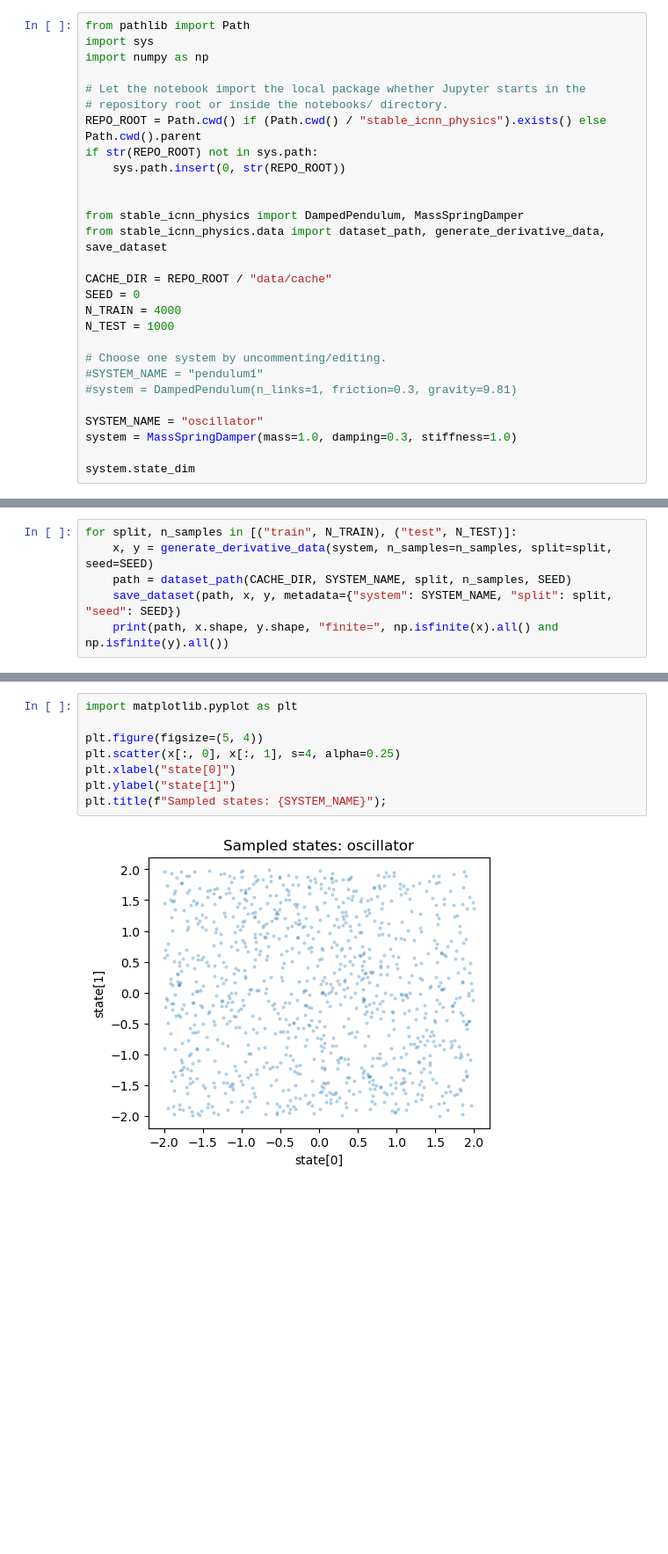
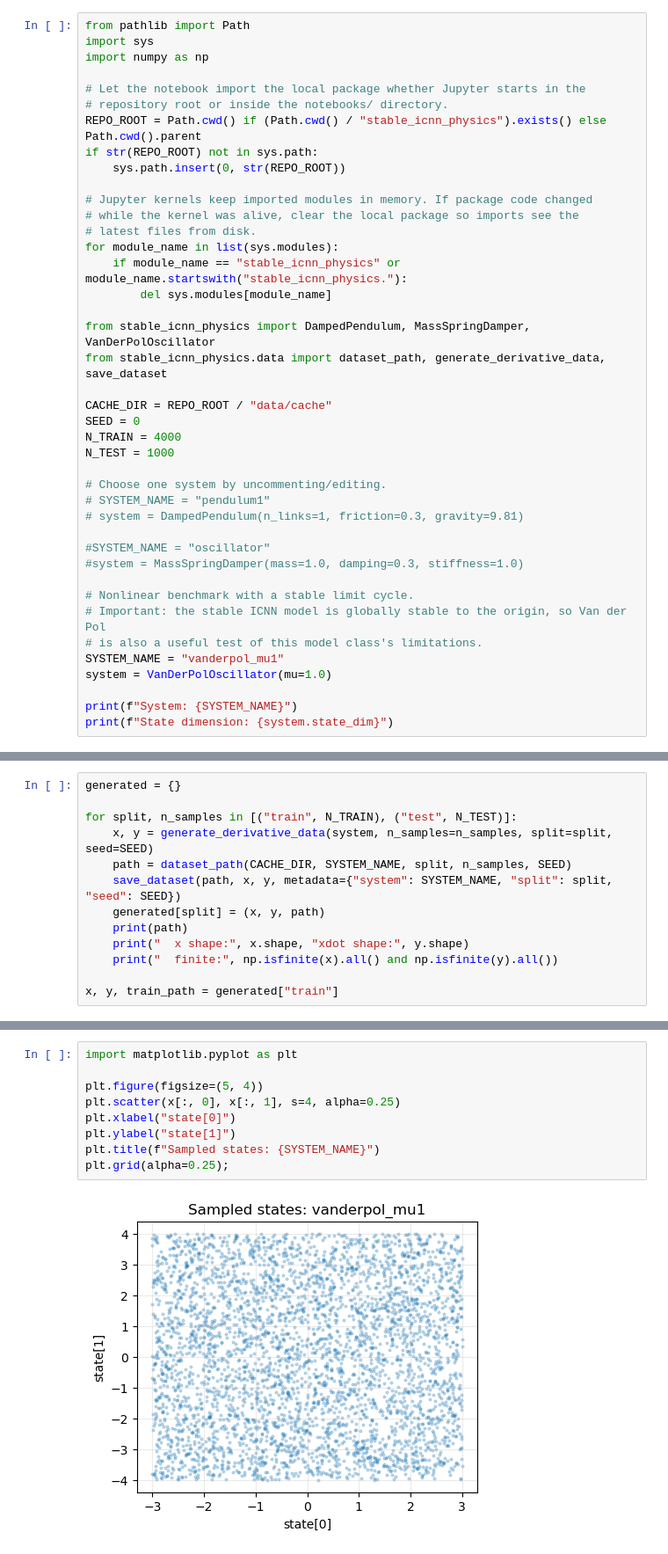
Before and after one commit to ognjen217/DeepLearningFTN, a Jupyter notebook: notebooks/01_generate_data.ipynb, the cells around one changed output, grey strips where cells are left out. Shown at 88% size. Saved outputs shown, nothing was run; the diff lists cells and outputs as text; blank space fills up the shorter version.

```diff
--- a/notebooks/01_generate_data.ipynb
+++ b/notebooks/01_generate_data.ipynb
@@ -13,8 +29,14 @@ REPO_ROOT = Path.cwd() if (Path.cwd() / "stable_icnn_physics").exists() else Pat
 if str(REPO_ROOT) not in sys.path:
     sys.path.insert(0, str(REPO_ROOT))
 
+# Jupyter kernels keep imported modules in memory. If package code changed
+# while the kernel was alive, clear the local package so imports see the
+# latest files from disk.
+for module_name in list(sys.modules):
+    if module_name == "stable_icnn_physics" or module_name.startswith("stable_icnn_physics."):
+        del sys.modules[module_name]
 
-from stable_icnn_physics import DampedPendulum, MassSpringDamper
+from stable_icnn_physics import DampedPendulum, MassSpringDamper, VanDerPolOscillator
 from stable_icnn_physics.data import dataset_path, generate_derivative_data, save_dataset
 
 CACHE_DIR = REPO_ROOT / "data/cache"
@@ -23,11 +45,18 @@ N_TRAIN = 4000
 N_TEST = 1000
 
 # Choose one system by uncommenting/editing.
-#SYSTEM_NAME = "pendulum1"
-#system = DampedPendulum(n_links=1, friction=0.3, gravity=9.81)
+# SYSTEM_NAME = "pendulum1"
+# system = DampedPendulum(n_links=1, friction=0.3, gravity=9.81)
 
-SYSTEM_NAME = "oscillator"
-system = MassSpringDamper(mass=1.0, damping=0.3, stiffness=1.0)
+#SYSTEM_NAME = "oscillator"
+#system = MassSpringDamper(mass=1.0, damping=0.3, stiffness=1.0)
 
-system.state_dim
+# Nonlinear benchmark with a stable limit cycle.
+# Important: the stable ICNN model is globally stable to the origin, so Van der Pol
+# is also a useful test of this model class's limitations.
+SYSTEM_NAME = "vanderpol_mu1"
+system = VanDerPolOscillator(mu=1.0)
+
+print(f"System: {SYSTEM_NAME}")
+print(f"State dimension: {system.state_dim}")
 # %% [output]
@@ -35,7 +71,14 @@ system.state_dim
 # %%
+generated = {}
+
 for split, n_samples in [("train", N_TRAIN), ("test", N_TEST)]:
     x, y = generate_derivative_data(system, n_samples=n_samples, split=split, seed=SEED)
     path = dataset_path(CACHE_DIR, SYSTEM_NAME, split, n_samples, SEED)
     save_dataset(path, x, y, metadata={"system": SYSTEM_NAME, "split": split, "seed": SEED})
-    print(path, x.shape, y.shape, "finite=", np.isfinite(x).all() and np.isfinite(y).all())
+    generated[split] = (x, y, path)
+    print(path)
+    print("  x shape:", x.shape, "xdot shape:", y.shape)
+    print("  finite:", np.isfinite(x).all() and np.isfinite(y).all())
+
+x, y, train_path = generated["train"]
 # %% [output]
@@ -44,10 +97,11 @@ for split, n_samples in [("train", N_TRAIN), ("test", N_TEST)]:
 # %%
 import matplotlib.pyplot as plt
 
 plt.figure(figsize=(5, 4))
 plt.scatter(x[:, 0], x[:, 1], s=4, alpha=0.25)
 plt.xlabel("state[0]")
 plt.ylabel("state[1]")
-plt.title(f"Sampled states: {SYSTEM_NAME}");
+plt.title(f"Sampled states: {SYSTEM_NAME}")
+plt.grid(alpha=0.25);
 # %% [output]
-[figure, old version]
+[figure, new version]
```
Also changed, not shown: parts of 11 cells of this notebook, 9 other files.
